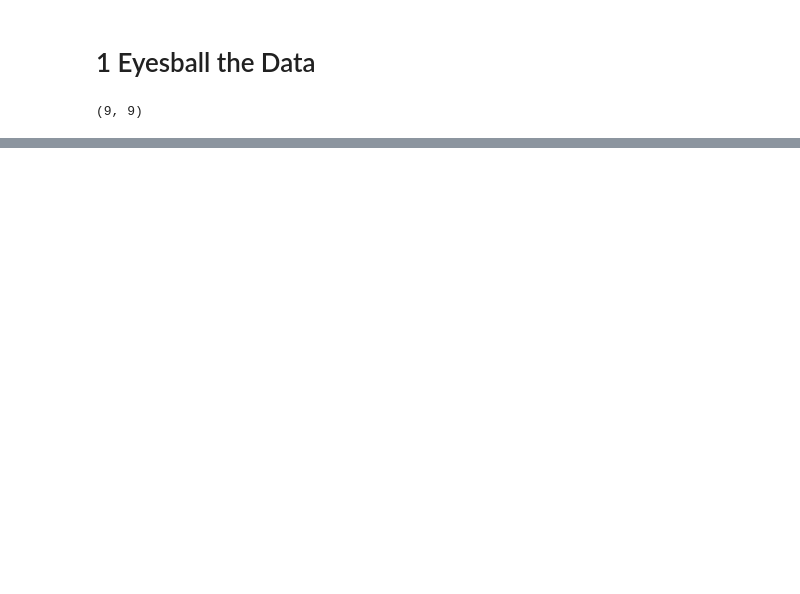
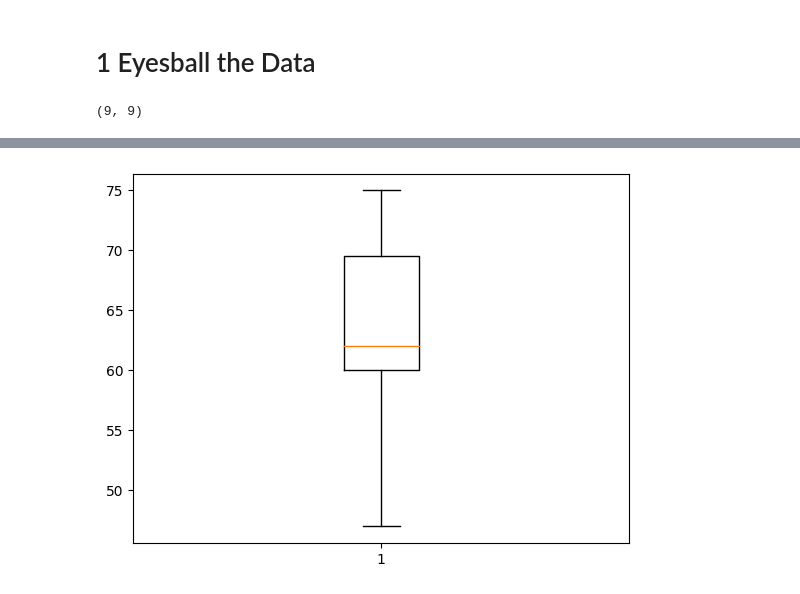
Before and after one commit to oktsadwikar/DPDM2023, a Jupyter notebook: Data102(Chapter_2).ipynb, the cells around one changed output, grey strips where cells are left out. Saved outputs shown, nothing was run; the diff lists cells and outputs as text; code cells hidden in the pictures; blank space fills up the shorter version.

```diff
--- a/Data102(Chapter_2).ipynb
+++ b/Data102(Chapter_2).ipynb
@@ -101,0 +255,4 @@ table_from_drive.head(7)  #to show the top 7 (number inside the ()) of the data
+# %%
+plt.boxplot(table_from_drive['Amount_ Day_Vacationleave']);
+# %% [output]
+[figure, added]
```
Also changed, not shown: parts of 62 cells of this notebook.
